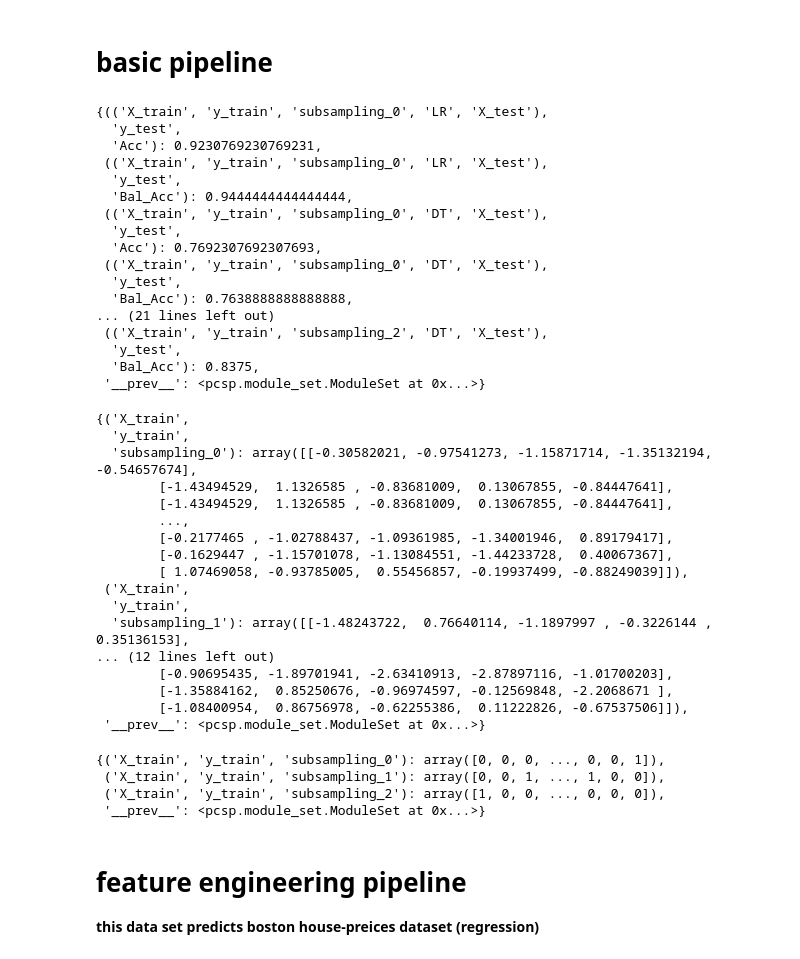
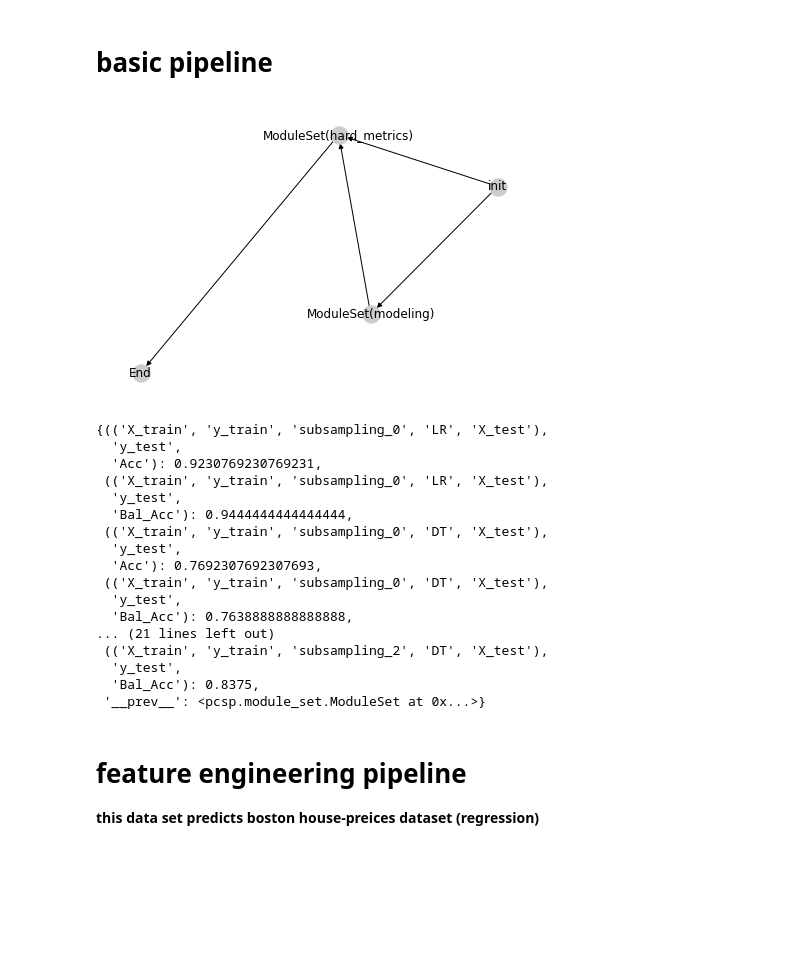
Before and after one commit to Yu-Group/veridical-flow, a Jupyter notebook: notebooks/synthetic_classification.ipynb, the cells around one changed output. Drawn from its saved outputs; the diff is of its cells as text; code cells hidden in the pictures; blank space fills up the shorter version.

```diff
--- a/notebooks/synthetic_classification.ipynb
+++ b/notebooks/synthetic_classification.ipynb
@@ -34,42 +34,44 @@ from pcsp.pipeline import build_graph
 np.random.seed(13)
 X, y = sklearn.datasets.make_classification(n_samples=50, n_features=5)
 X_train, X_test, y_train, y_test = train_test_split(X, y, random_state=42) # ex. with another split?
-X_train, X_test, y_train, y_test = init_args((X_train, X_test, y_train, y_test), # could run this line higher (on X, y)
+X_train, X_test, y_train, y_test = init_args((X_train, X_test, y_train, y_test),
                                               names=['X_train', 'X_test', 'y_train', 'y_test'])  # optionally provide names for each of these
 
 # subsample data
 subsampling_funcs = [partial(sklearn.utils.resample,
                             n_samples=20,
                             random_state=i)
                      for i in range(3)]
 subsampling_set = ModuleSet(name='subsampling',
                             modules=subsampling_funcs)
-X_trains, y_trains = subsampling_set(X_train, y_train) # subsampling_set([X_train, X_train], [y_train, y_train]) # artificially make it seem like there are multiple dsets (data_0 and data_1)
+X_trains, y_trains = subsampling_set(X_train, y_train)
 
 
 #fit models
 modeling_set = ModuleSet(name='modeling',
                           modules=[LogisticRegression(max_iter=1000, tol=0.1),
                                    DecisionTreeClassifier()],
                           module_keys=["LR", "DT"], out={})
 
 modeling_set.fit(X_trains, y_trains)
 preds_test = modeling_set.predict(X_test)
 
 # get metrics
 hard_metrics_set = ModuleSet(name='hard_metrics',
                               modules=[accuracy_score, balanced_accuracy_score],
                               module_keys=["Acc", "Bal_Acc"], out={})
 
 hard_metrics = hard_metrics_set.evaluate(preds_test, y_test)
-# #hard_metrics.__prev__[0]
+
+
  #inspect the pipeline
-#for k1, v1 in hard_metrics.items():
-#     print(k1)
-# G = build_graph(hard_metrics, draw=True)
-# plt.show()
+# for k1, v1 in hard_metrics.items():
+#     print('output', k1)
+G = build_graph(hard_metrics, draw=True)
+plt.show()
 hard_metrics
 # %% [output]
+[figure, added]
 {(('X_train', 'y_train', 'subsampling_0', 'LR', 'X_test'),
   'y_test',
   'Acc'): 0.9230769230769231,
@@ -87,33 +89,6 @@ hard_metrics
   'y_test',
   'Bal_Acc'): 0.8375,
  '__prev__': <pcsp.module_set.ModuleSet at 0x...>}
-# %%
-X_trains
-# %% [output]
-{('X_train',
-  'y_train',
-  'subsampling_0'): array([[-0.30582021, -0.97541273, -1.15871714, -1.35132194, -0.54657674],
-        [-1.43494529,  1.1326585 , -0.83681009,  0.13067855, -0.84447641],
-        [-1.43494529,  1.1326585 , -0.83681009,  0.13067855, -0.84447641],
-        ...,
-        [-0.2177465 , -1.02788437, -1.09361985, -1.34001946,  0.89179417],
-        [-0.1629447 , -1.15701078, -1.13084551, -1.44233728,  0.40067367],
-        [ 1.07469058, -0.93785005,  0.55456857, -0.19937499, -0.88249039]]),
- ('X_train',
-  'y_train',
-  'subsampling_1'): array([[-1.48243722,  0.76640114, -1.1897997 , -0.3226144 ,  0.35136153],
-... (12 lines left out)
-        [-0.90695435, -1.89701941, -2.63410913, -2.87897116, -1.01700203],
-        [-1.35884162,  0.85250676, -0.96974597, -0.12569848, -2.2068671 ],
-        [-1.08400954,  0.86756978, -0.62255386,  0.11222826, -0.67537506]]),
- '__prev__': <pcsp.module_set.ModuleSet at 0x...>}
-# %%
-y_trains
-# %% [output]
-{('X_train', 'y_train', 'subsampling_0'): array([0, 0, 0, ..., 0, 0, 1]),
- ('X_train', 'y_train', 'subsampling_1'): array([0, 0, 1, ..., 1, 0, 0]),
- ('X_train', 'y_train', 'subsampling_2'): array([1, 0, 0, ..., 0, 0, 0]),
- '__prev__': <pcsp.module_set.ModuleSet at 0x...>}
 # %% [markdown]
 # feature engineering pipeline
 **this data set predicts boston house-preices dataset (regression)**
```
Also changed, not shown: parts of 11 cells of this notebook, 6 other files.
